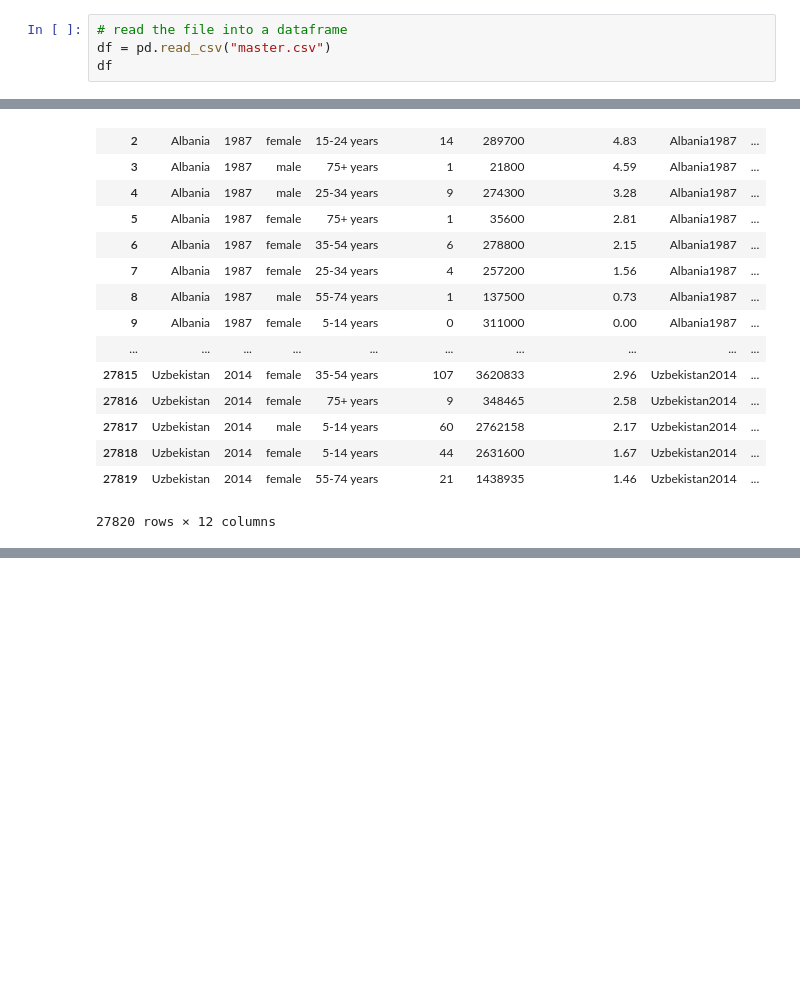
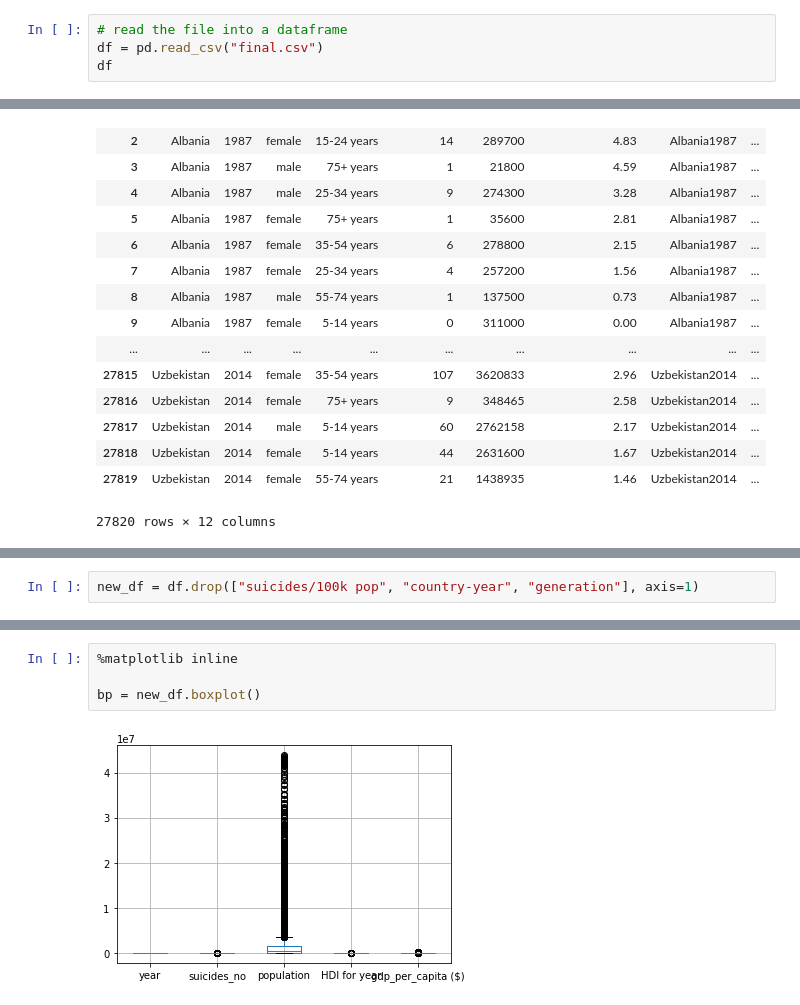
Before and after one commit to cshihting/FIT5147-DataVisualisation, a Jupyter notebook: DataExplorationProject/data_wrangling.ipynb, the cells around one changed output, grey strips where cells are left out. Drawn from its saved outputs; the diff is of its cells as text; blank space fills up the shorter version.

```diff
--- a/DataExplorationProject/data_wrangling.ipynb
+++ b/DataExplorationProject/data_wrangling.ipynb
@@ -3,6 +6,6 @@ import pandas as pd
 # %%
 # read the file into a dataframe
-df = pd.read_csv("master.csv")
+df = pd.read_csv("final.csv")
 df
 # %% [output]
 |  | country | year | sex | age | suicides_no | population | suicides/100k pop | country-year | ... |
@@ -46,0 +50,2 @@ pd.isna(df)
+# %%
+new_df = df.drop(["suicides/100k pop", "country-year", "generation"], axis=1)
@@ -46,0 +149,6 @@ pd.isna(df)
+# %%
+%matplotlib inline
+
+bp = new_df.boxplot()
+# %% [output]
+[figure, added]
```
Also changed, not shown: parts of 20 cells of this notebook, 4 other files.
